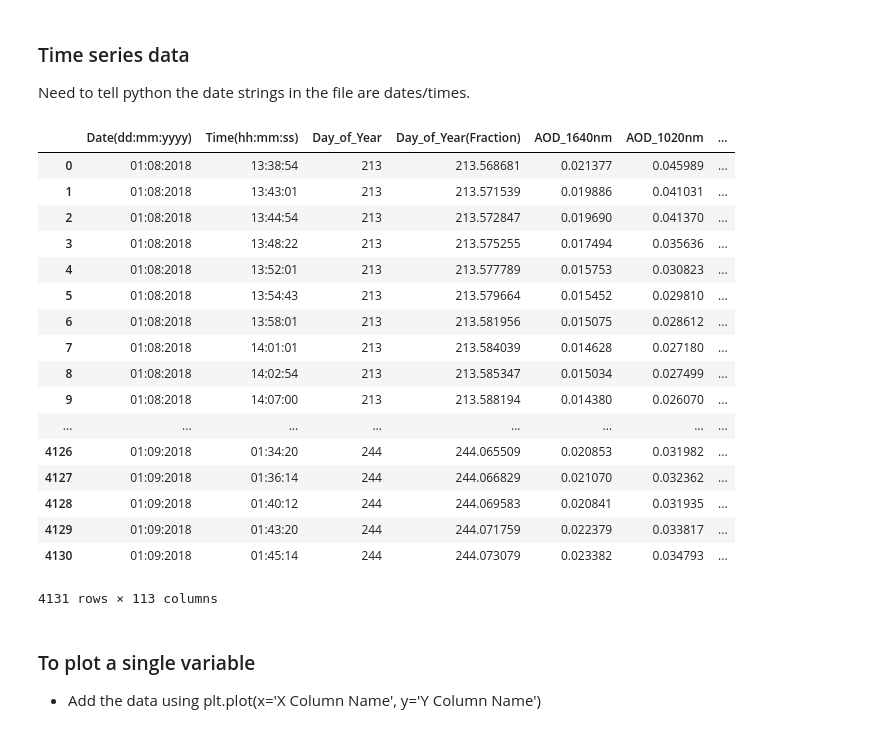
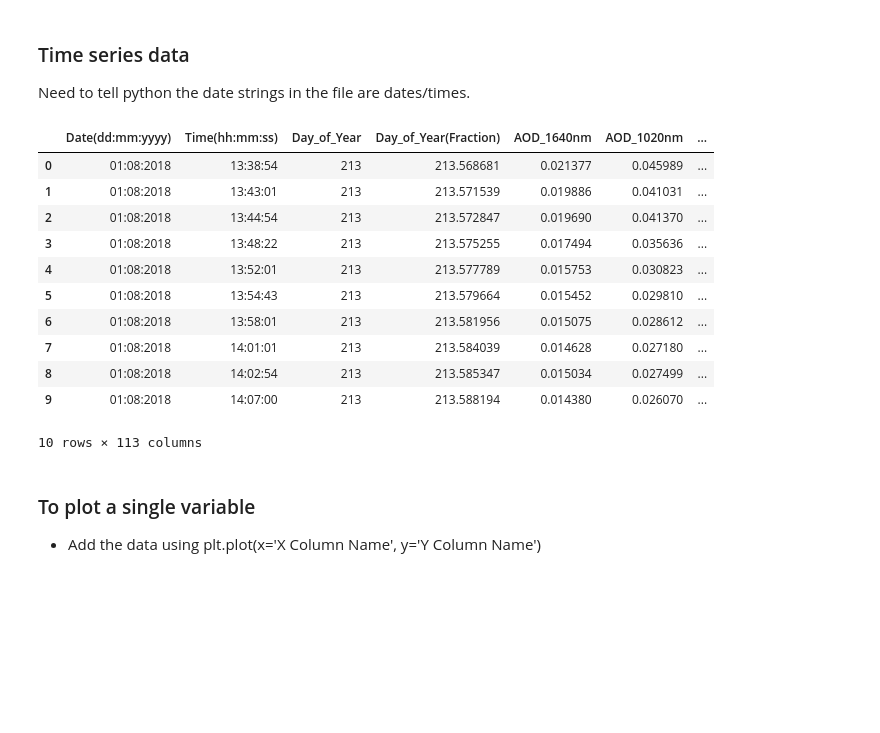
Before and after one commit to eviatarbach/ncep-lectures, a Jupyter notebook: python-lab-1.ipynb, the cells around one changed output. Cells and saved outputs as stored; diff of their text form; code cells hidden in the pictures; blank space fills up the shorter version.

```diff
--- a/python-lab-1.ipynb
+++ b/python-lab-1.ipynb
@@ -205,26 +226,22 @@ plt.show()
 
 Need to tell python the date strings in the file are dates/times.
 # %%
-aeronetStaPNNL = pd.read_csv('data/20180801_20180831_PNNL_lev15.csv')
-aeronetStaPNNL
+groundStationPNNL = pd.read_csv('data/20180801_20180831_PNNL_lev15.csv')
+
+# Inspect the first ten rows
+groundStationPNNL[0:10]
 # %% [output]
 |  | Date(dd:mm:yyyy) | Time(hh:mm:ss) | Day_of_Year | Day_of_Year(Fraction) | AOD_1640nm | AOD_1020nm | ... |
 | 0 | 01:08:2018 | 13:38:54 | 213 | 213.568681 | 0.021377 | 0.045989 | ... |
 | 1 | 01:08:2018 | 13:43:01 | 213 | 213.571539 | 0.019886 | 0.041031 | ... |
 | 2 | 01:08:2018 | 13:44:54 | 213 | 213.572847 | 0.019690 | 0.041370 | ... |
 | 3 | 01:08:2018 | 13:48:22 | 213 | 213.575255 | 0.017494 | 0.035636 | ... |
 | 4 | 01:08:2018 | 13:52:01 | 213 | 213.577789 | 0.015753 | 0.030823 | ... |
 | 5 | 01:08:2018 | 13:54:43 | 213 | 213.579664 | 0.015452 | 0.029810 | ... |
 | 6 | 01:08:2018 | 13:58:01 | 213 | 213.581956 | 0.015075 | 0.028612 | ... |
 | 7 | 01:08:2018 | 14:01:01 | 213 | 213.584039 | 0.014628 | 0.027180 | ... |
 | 8 | 01:08:2018 | 14:02:54 | 213 | 213.585347 | 0.015034 | 0.027499 | ... |
 | 9 | 01:08:2018 | 14:07:00 | 213 | 213.588194 | 0.014380 | 0.026070 | ... |
-| ... | ... | ... | ... | ... | ... | ... | ... |
-| 4126 | 01:09:2018 | 01:34:20 | 244 | 244.065509 | 0.020853 | 0.031982 | ... |
-| 4127 | 01:09:2018 | 01:36:14 | 244 | 244.066829 | 0.021070 | 0.032362 | ... |
-| 4128 | 01:09:2018 | 01:40:12 | 244 | 244.069583 | 0.020841 | 0.031935 | ... |
-| 4129 | 01:09:2018 | 01:43:20 | 244 | 244.071759 | 0.022379 | 0.033817 | ... |
-| 4130 | 01:09:2018 | 01:45:14 | 244 | 244.073079 | 0.023382 | 0.034793 | ... |
-4131 rows × 113 columns
+10 rows × 113 columns
 # %%
 # Convert the string dates and times to date format
```
Also changed, not shown: parts of 46 cells of this notebook, 3 other files.
